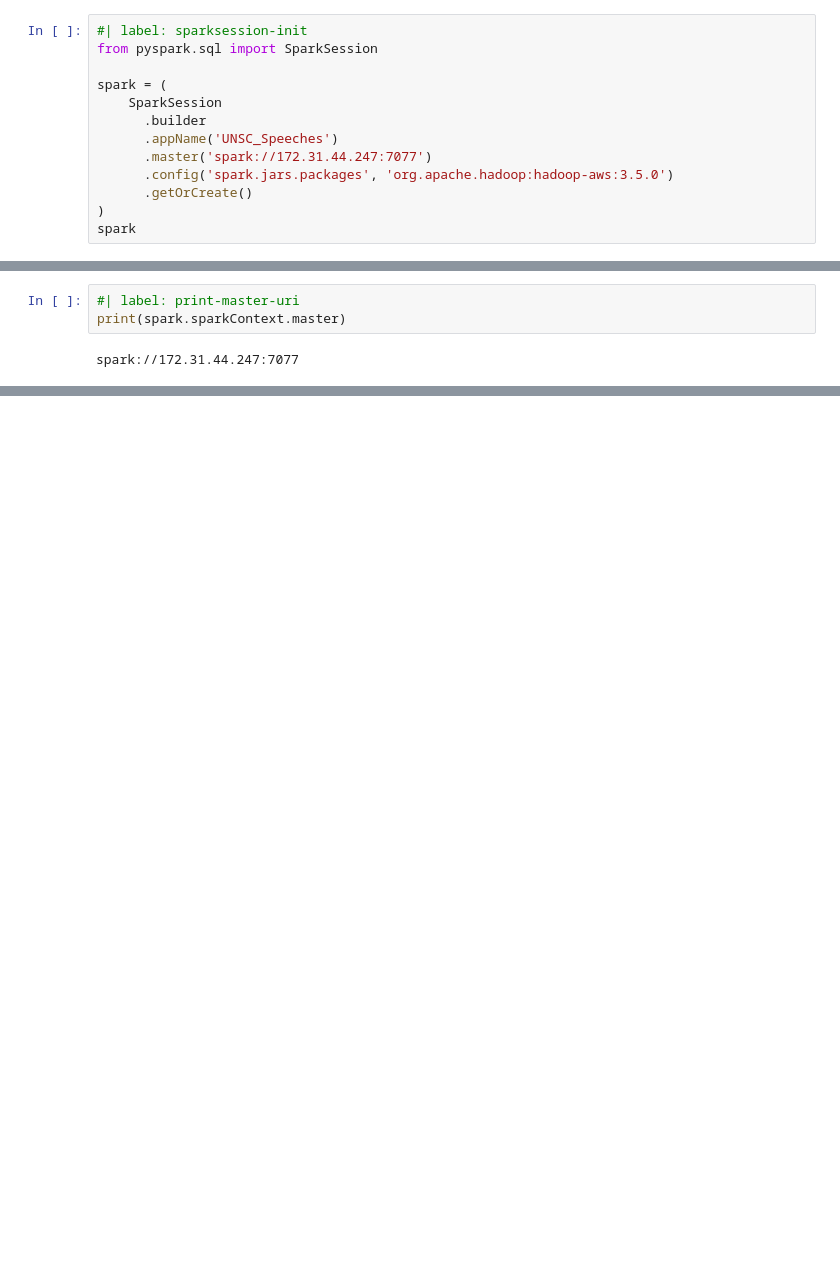
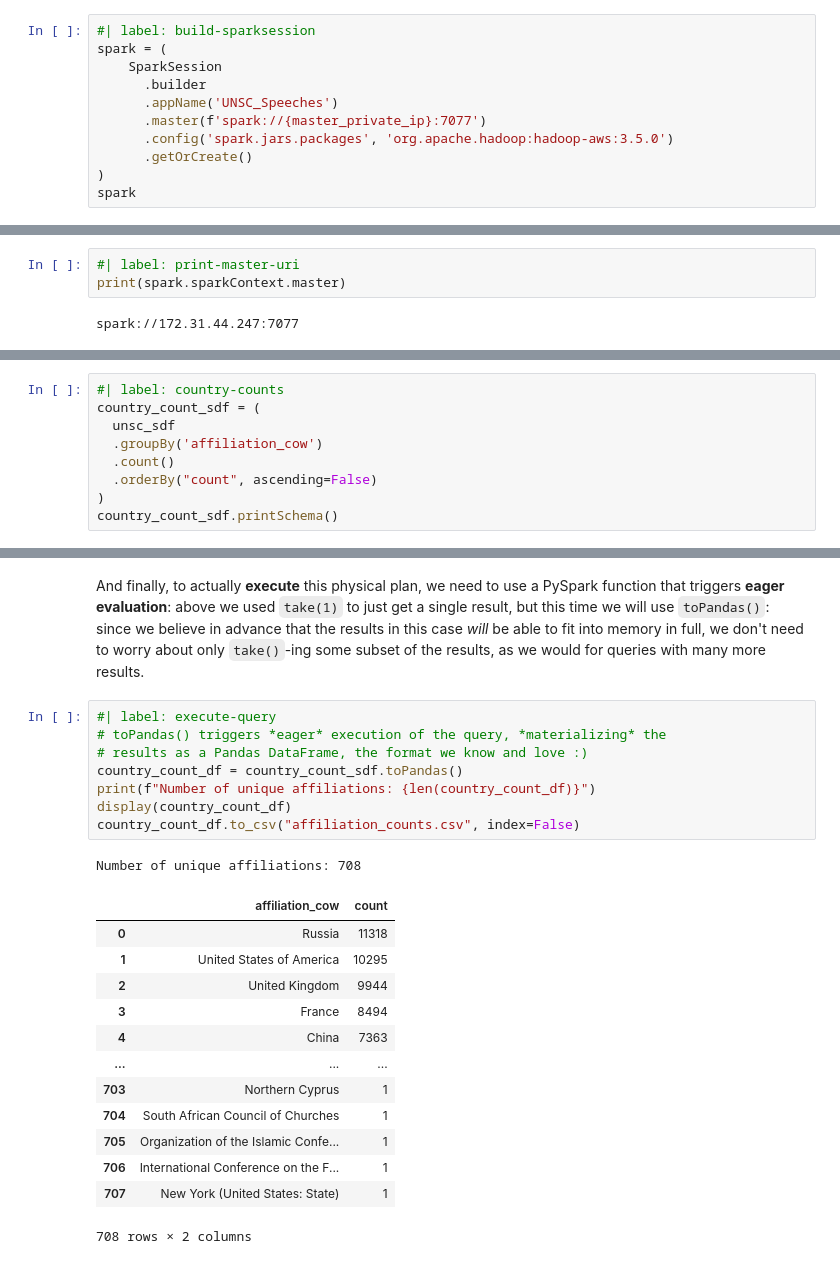
Before and after one commit to jpowerj/dasn6000-hw07, a Jupyter notebook: DSAN6000_HW07.ipynb, the cells around one changed output, grey strips where cells are left out. Saved outputs shown, nothing was run; the diff lists cells and outputs as text; blank space fills up the shorter version.

```diff
--- a/DSAN6000_HW07.ipynb
+++ b/DSAN6000_HW07.ipynb
@@ -84,12 +96,10 @@ You can think of this line as the Spark "equivalent" of how you've used `import
 # %%
-#| label: sparksession-init
-from pyspark.sql import SparkSession
-
+#| label: build-sparksession
 spark = (
     SparkSession
       .builder
       .appName('UNSC_Speeches')
-      .master('spark://172.31.44.247:7077')
+      .master(f'spark://{master_private_ip}:7077')
       .config('spark.jars.packages', 'org.apache.hadoop:hadoop-aws:3.5.0')
       .getOrCreate()
 )
@@ -224,0 +286,9 @@ unsc_sdf.rdd.getNumPartitions()
+# %%
+#| label: country-counts
+country_count_sdf = (
+  unsc_sdf
+  .groupBy('affiliation_cow')
+  .count()
+  .orderBy("count", ascending=False)
+)
+country_count_sdf.printSchema()
@@ -224,0 +313,25 @@ unsc_sdf.rdd.getNumPartitions()
+# %% [markdown]
+And finally, to actually **execute** this physical plan, we need to use a PySpark function that triggers **eager evaluation**: above we used `take(1)` to just get a single result, but this time we will use `toPandas()`: since we believe in advance that the results in this case *will* be able to fit into memory in full, we don't need to worry about only `take()`-ing some subset of the results, as we would for queries with many more results.
+# %%
+#| label: execute-query
+# toPandas() triggers *eager* execution of the query, *materializing* the
+# results as a Pandas DataFrame, the format we know and love :)
+country_count_df = country_count_sdf.toPandas()
+print(f"Number of unique affiliations: {len(country_count_df)}")
+display(country_count_df)
+country_count_df.to_csv("affiliation_counts.csv", index=False)
+# %% [output]
+Number of unique affiliations: 708
+|  | affiliation_cow | count |
+| 0 | Russia | 11318 |
+| 1 | United States of America | 10295 |
+| 2 | United Kingdom | 9944 |
+| 3 | France | 8494 |
+| 4 | China | 7363 |
+| ... | ... | ... |
+| 703 | Northern Cyprus | 1 |
+| 704 | South African Council of Churches | 1 |
+| 705 | Organization of the Islamic Confe... | 1 |
+| 706 | International Conference on the F... | 1 |
+| 707 | New York (United States: State) | 1 |
+708 rows × 2 columns
```
Also changed, not shown: parts of 26 cells of this notebook, 6 other files.
